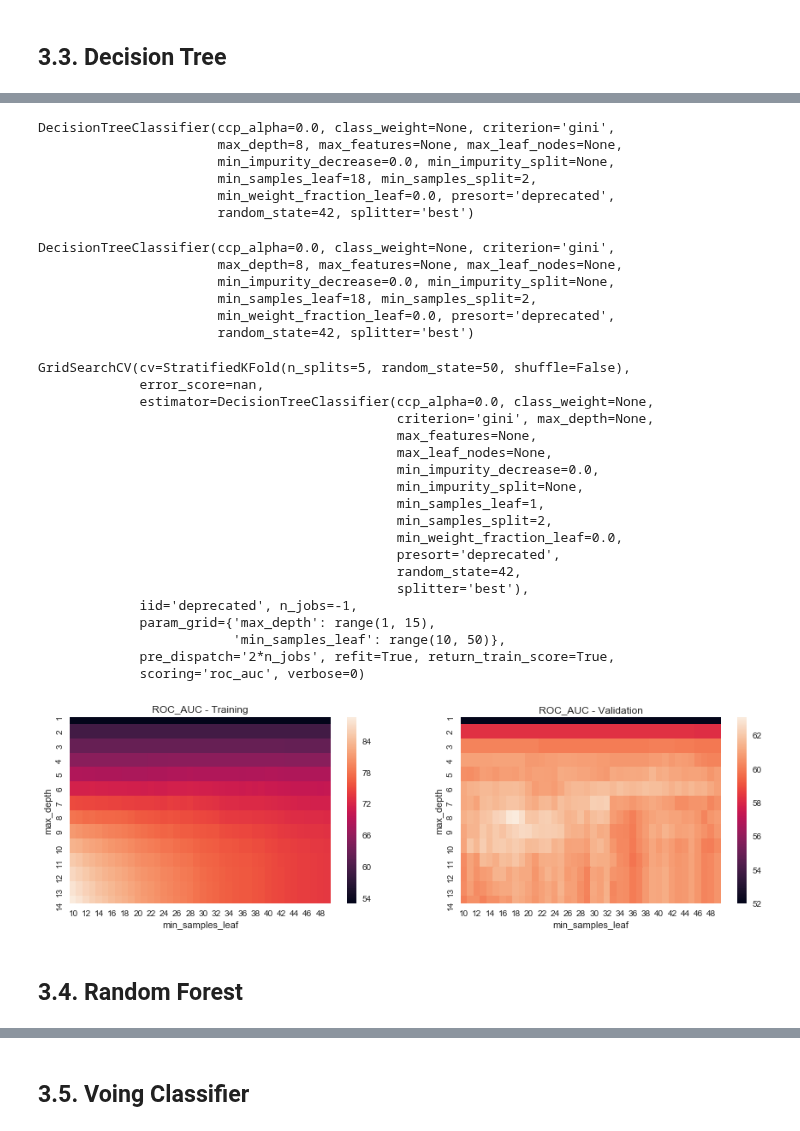
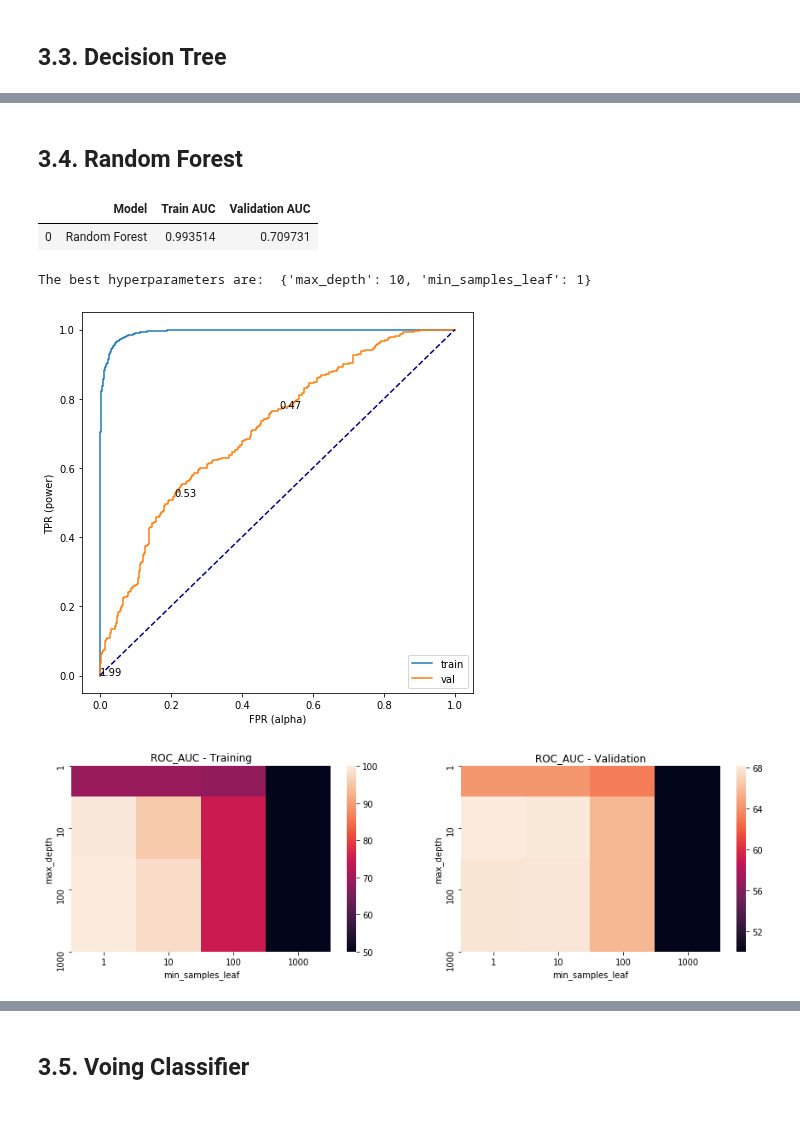
Before and after one commit to ravimalde/ufc_fight_predictor, a Jupyter notebook: modelling.ipynb, the cells around one changed output, grey strips where cells are left out. Cells and saved outputs as stored; diff of their text form; code cells hidden in the pictures.

```diff
--- a/modelling.ipynb
+++ b/modelling.ipynb
@@ -189,56 +167,19 @@ The best hyperparameters are:  {'max_depth': 8, 'min_samples_leaf': 18}
-# %%
-d_tree3.best_model
-# %% [output]
-DecisionTreeClassifier(ccp_alpha=0.0, class_weight=None, criterion='gini',
-                       max_depth=8, max_features=None, max_leaf_nodes=None,
-                       min_impurity_decrease=0.0, min_impurity_split=None,
-                       min_samples_leaf=18, min_samples_split=2,
-                       min_weight_fraction_leaf=0.0, presort='deprecated',
-                       random_state=42, splitter='best')
-# %%
-d_tree3.opt_model.best_estimator_
-# %% [output]
-DecisionTreeClassifier(ccp_alpha=0.0, class_weight=None, criterion='gini',
-                       max_depth=8, max_features=None, max_leaf_nodes=None,
-                       min_impurity_decrease=0.0, min_impurity_split=None,
-                       min_samples_leaf=18, min_samples_split=2,
-                       min_weight_fraction_leaf=0.0, presort='deprecated',
-                       random_state=42, splitter='best')
-# %%
-d_tree3.opt_model
-# %% [output]
-GridSearchCV(cv=StratifiedKFold(n_splits=5, random_state=50, shuffle=False),
-             error_score=nan,
-             estimator=DecisionTreeClassifier(ccp_alpha=0.0, class_weight=None,
-                                              criterion='gini', max_depth=None,
-                                              max_features=None,
-                                              max_leaf_nodes=None,
-                                              min_impurity_decrease=0.0,
-                                              min_impurity_split=None,
-                                              min_samples_leaf=1,
-                                              min_samples_split=2,
-                                              min_weight_fraction_leaf=0.0,
-                                              presort='deprecated',
-                                              random_state=42,
-                                              splitter='best'),
-             iid='deprecated', n_jobs=-1,
-             param_grid={'max_depth': range(1, 15),
-                         'min_samples_leaf': range(10, 50)},
-             pre_dispatch='2*n_jobs', refit=True, return_train_score=True,
-             scoring='roc_auc', verbose=0)
-# %%
-d_tree3.opt_plots()
-# %% [output]
-[figure, removed]
 # %% [markdown]
 ## 3.4. Random Forest
 # %%
-rand_forr = Classification("Random Forest", X_train, X_val, y_train, y_val)
+rand_forr1 = Classification("Random Forest", X_train, X_val, y_train, y_val)
 # %%
 param_grid = {'max_depth':[1,10,100,1000],'min_samples_leaf':[1,10,100,1000]}
-rand_forr.get_scores(param_grid, skf)
+rand_forr1.get_scores(param_grid, skf)
+# %% [output]
+|  | Model | Train AUC | Validation AUC |
+| 0 | Random Forest | 0.993514 | 0.709731 |
+The best hyperparameters are:  {'max_depth': 10, 'min_samples_leaf': 1}
+[figure, added]
 # %%
-rand_forr.opt_plots()
+rand_forr1.opt_plots()
+# %% [output]
+[figure, added]
 # %%
 rand_forr2 = Classification("Random Forest", X_train, X_val, y_train, y_val)
 # %%
```
Also changed, not shown: parts of 39 cells of this notebook, 5 other files.
